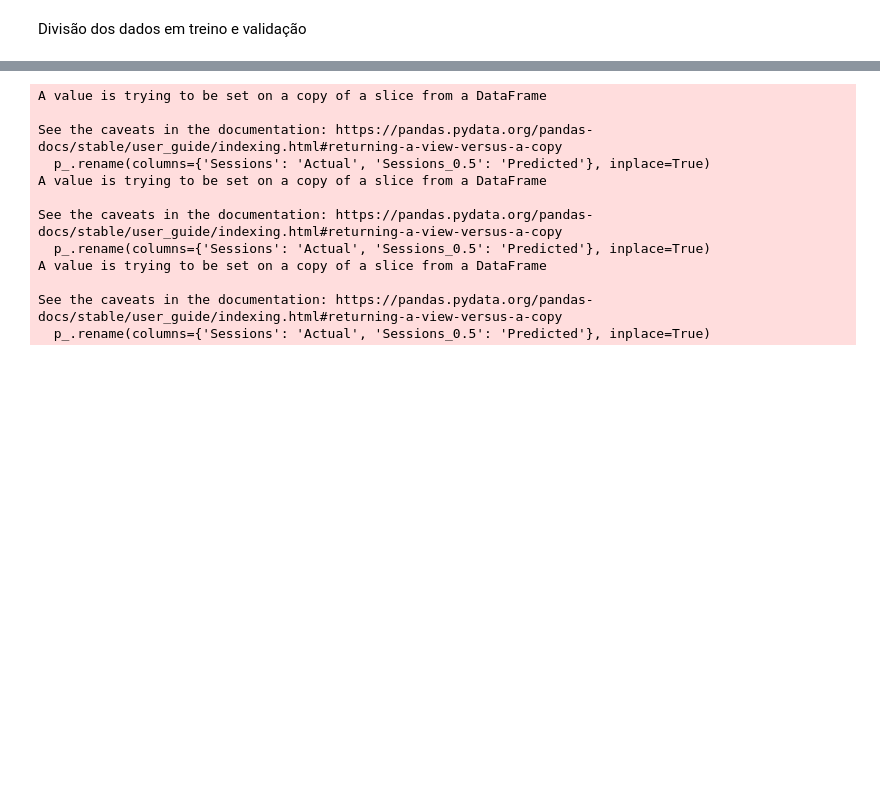
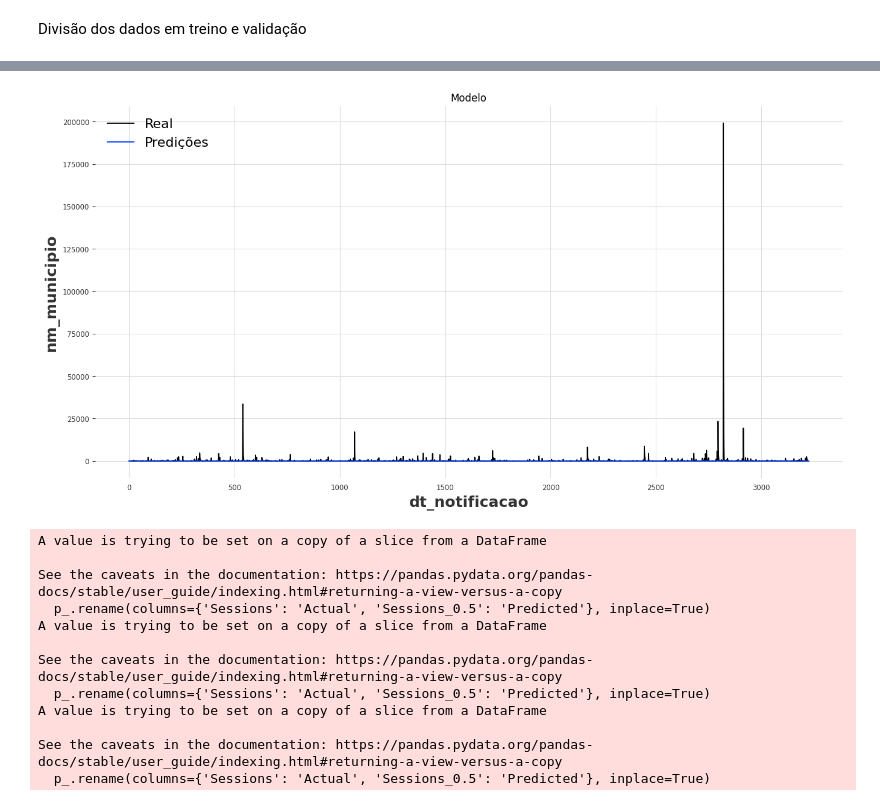
Before and after one commit to Kenzo-Sugai/PrevisaoCasosDengueSP, a Jupyter notebook: Python/Kalman/testeKalman.ipynb, the cells around one changed output, grey strips where cells are left out. Saved outputs shown, nothing was run; the diff lists cells and outputs as text; code cells hidden in the pictures; blank space fills up the shorter version.

```diff
--- a/Python/Kalman/testeKalman.ipynb
+++ b/Python/Kalman/testeKalman.ipynb
@@ -126,0 +79,32 @@ preds = pd.concat(preds, axis=0, ignore_index=True).rename(columns={'REGISTROS':
+# %%
+# Predictions list to store results
+preds = list()
+
+# Iterate over each series in train_series
+for i, series in enumerate(train_series):
+    try:
+        print("epoch:", i)
+
+        # Initialize KalmanForecaster with dim_x=1
+        model = KalmanForecaster(dim_x=130)
+
+        # Fit the model on the current time series
+        model.fit(series=series)
+
+        # Predict future values (h steps ahead)
+        p = model.predict(h).pd_dataframe()
+
+        # Keep original date index
+        p = p.set_index(series.time_index[-h:])  # Align predictions with the last h dates of series
+
+        # Add the 'nm_municipio' column
+        p['nm_municipio'] = series_names[i]
+
+        # Append predictions to list
+        preds.append(p)
+
+    except Exception as exp:
+        print(f"Error at epoch {i}: {exp}")
+
+# Concatenate predictions and rename 'casos' to 'Predicted'
+preds = pd.concat(preds, axis=0, ignore_index=False).rename(columns={'casos': 'Predicted'})
@@ -127,9 +131,9 @@ preds = pd.concat(preds, axis=0, ignore_index=True).rename(columns={'REGISTROS':
 # %%
 #junta os dados r5eais com os dados previstos
-preds = preds.merge(valid, on=['DT_NOTIFICACAO', 'NM_MUNICIPIO'], how='left')
+preds = preds.merge(train, on=['dt_notificacao', 'nm_municipio'], how='inner')
 
 
 #usa o MAPE para medir o quao distantes estao os valores dos reais
 from sklearn.metrics import mean_absolute_percentage_error # type: ignore
-mean_absolute_percentage_error(preds['REGISTROS'], preds['Predicted'])
+mean_absolute_percentage_error(preds['casos'], preds['Predicted'])
 # %% [output]
@@ -163,3 +163,14 @@ See the caveats in the documentation: https://pandas.pydata.org/pandas-docs/stab
+# %%
+plt.figure(figsize =(16, 8))
+plt.title('Modelo')
+plt.xlabel('dt_notificacao', fontsize = 18)
+plt.ylabel("nm_municipio", fontsize = 18)
+plt.plot(preds[['casos']])
+plt.plot(preds[['Predicted']])
+plt.legend(['Real', 'Predições'], loc=2, prop={'size': 16})
+plt.show()
+# %% [output]
+[figure, added]
 # %%
 from darts.models import KalmanForecaster
 
```
Also changed, not shown: parts of 14 cells of this notebook, 1 other file.
